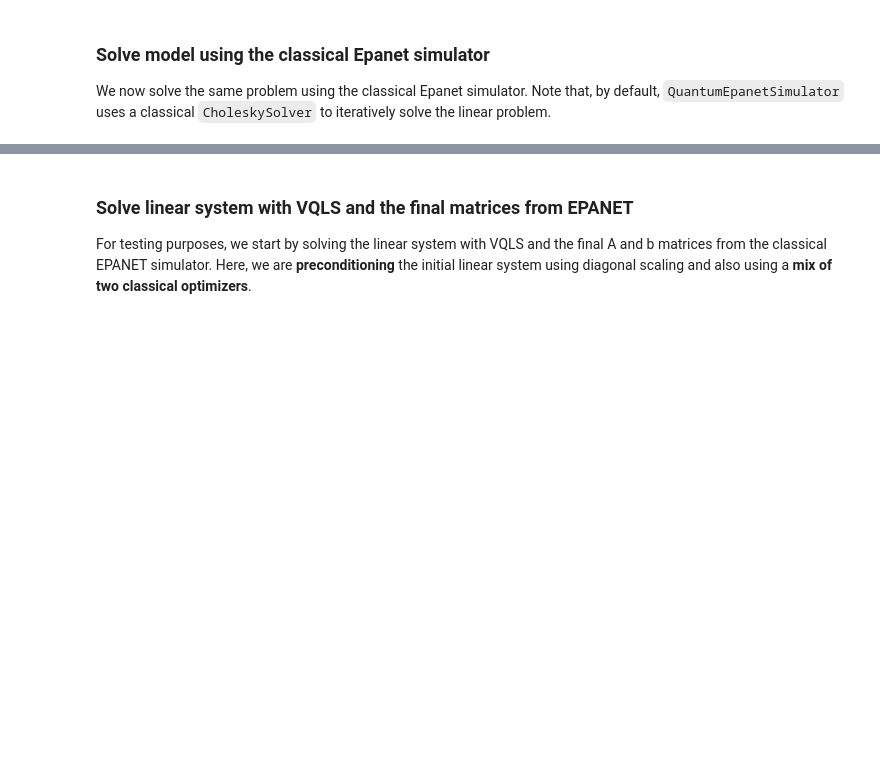
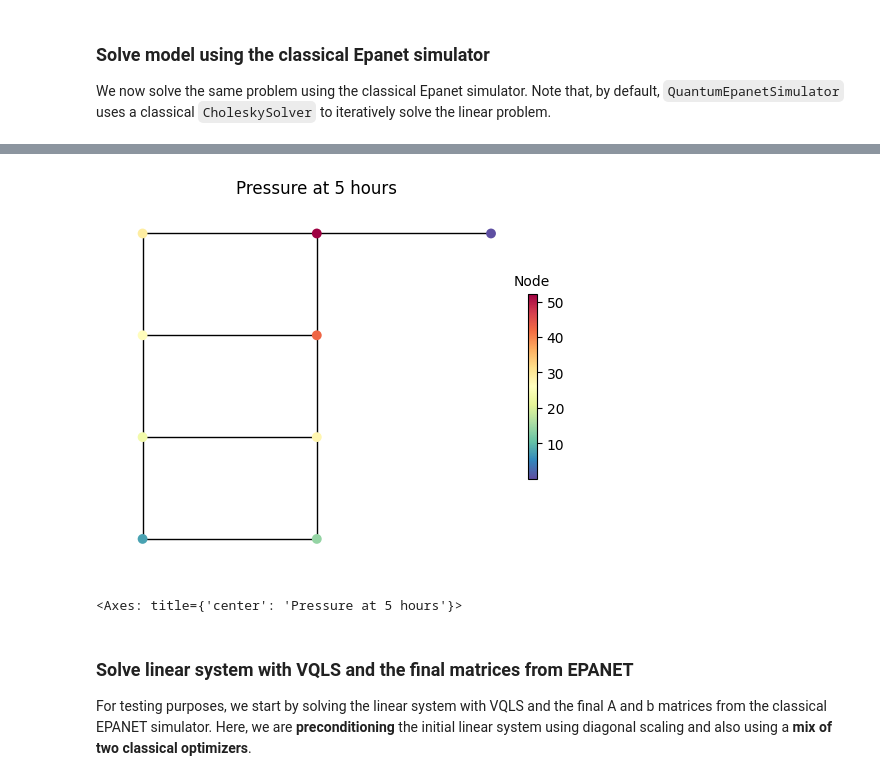
Before and after one commit to QuantumApplicationLab/wntr-quantum, a Jupyter notebook: docs/notebooks/vqls_solver_Net3Loops.ipynb, the cells around one changed output, grey strips where cells are left out. Drawn from its saved outputs; the diff is of its cells as text; code cells hidden in the pictures; blank space fills up the shorter version.

```diff
--- a/docs/notebooks/vqls_solver_Net3Loops.ipynb
+++ b/docs/notebooks/vqls_solver_Net3Loops.ipynb
@@ -73,3 +79,11 @@ Size of the b vector in EPANET simulator: 4
+# %%
+# Plot results on the network
+pressure_at_5hr_ref = results_epanet.node['pressure'].loc[0, :]
+wntr.graphics.plot_network(wn, node_attribute=pressure_at_5hr_ref, node_size=50,
+                        title='Pressure at 5 hours', node_labels=False)
+# %% [output]
+[figure, added]
+<Axes: title={'center': 'Pressure at 5 hours'}>
 # %% [markdown]
 ### Solve linear system with VQLS and the final matrices from EPANET
 
```
Also changed, not shown: parts of 6 cells of this notebook.
